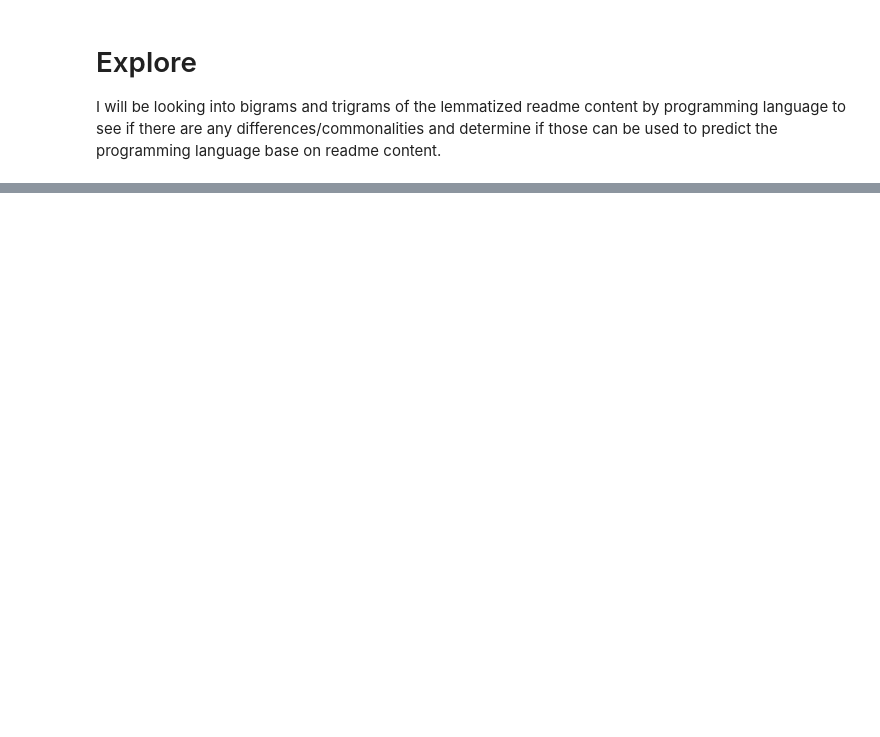
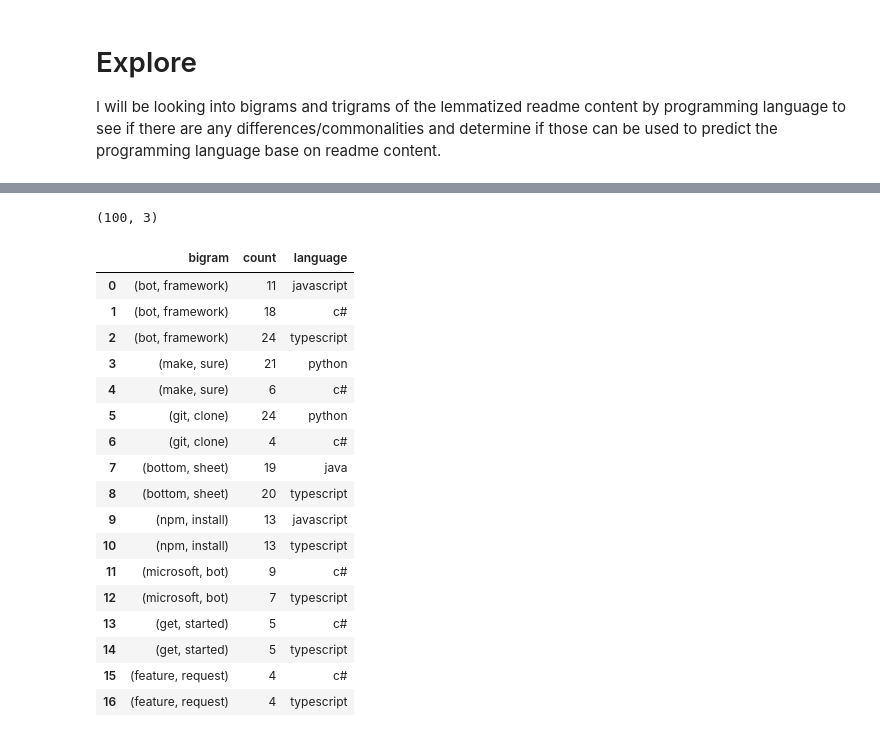
Before and after one commit to NLP-Project-Hopper2/NLP-Project-Hopper2, a Jupyter notebook: lori_notebook.ipynb, the cells around one changed output, grey strips where cells are left out. Saved outputs shown, nothing was run; the diff lists cells and outputs as text; code cells hidden in the pictures; blank space fills up the shorter version.

```diff
--- a/lori_notebook.ipynb
+++ b/lori_notebook.ipynb
@@ -221,10 +279,31 @@ df
 # %%
 # check that all 20 for all languages are accounted for
-df.shape
+bigrams_df.shape
+# %% [output]
+(100, 3)
 # %%
 # check for any duplicate values where bigram is in top 20 for 2 or more languages
-dupes = df.bigram[df.bigram.duplicated()]
+dupes = bigrams_df.bigram[bigrams_df.bigram.duplicated()]
 dupes_df = pd.DataFrame(columns=['bigram', 'count', 'language'])
 for val in dupes.unique():
-    dupes_df = dupes_df.append(df[df.bigram == val], ignore_index=True)
+    dupes_df = dupes_df.append(bigrams_df[bigrams_df.bigram == val], ignore_index=True)
 dupes_df
+# %% [output]
+|  | bigram | count | language |
+| 0 | (bot, framework) | 11 | javascript |
+| 1 | (bot, framework) | 18 | c# |
+| 2 | (bot, framework) | 24 | typescript |
+| 3 | (make, sure) | 21 | python |
+| 4 | (make, sure) | 6 | c# |
+| 5 | (git, clone) | 24 | python |
+| 6 | (git, clone) | 4 | c# |
+| 7 | (bottom, sheet) | 19 | java |
+| 8 | (bottom, sheet) | 20 | typescript |
+| 9 | (npm, install) | 13 | javascript |
+| 10 | (npm, install) | 13 | typescript |
+| 11 | (microsoft, bot) | 9 | c# |
+| 12 | (microsoft, bot) | 7 | typescript |
+| 13 | (get, started) | 5 | c# |
+| 14 | (get, started) | 5 | typescript |
+| 15 | (feature, request) | 4 | c# |
+| 16 | (feature, request) | 4 | typescript |
```
Also changed, not shown: parts of 40 cells of this notebook.
